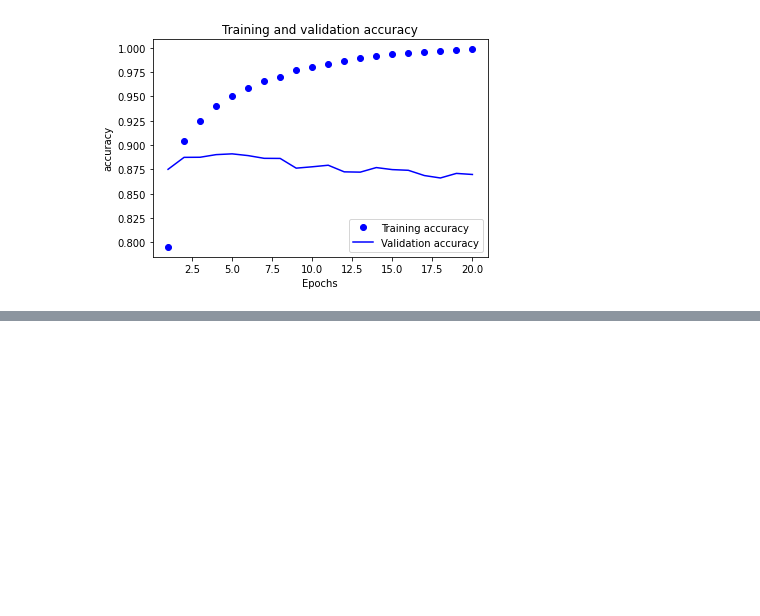
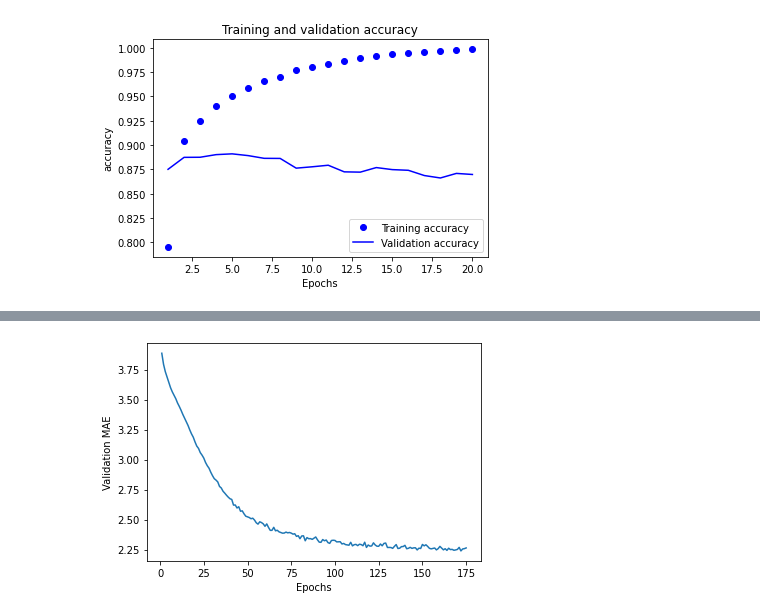
Before and after one commit to eballesteros/deep-learning-with-python-notebooks, a Jupyter notebook: my_notebooks/chapter04_getting-started-with-neural-networks.ipynb, the cells around one changed output, grey strips where cells are left out. Saved outputs shown, nothing was run; the diff lists cells and outputs as text; code cells hidden in the pictures; blank space fills up the shorter version.

```diff
--- a/my_notebooks/chapter04_getting-started-with-neural-networks.ipynb
+++ b/my_notebooks/chapter04_getting-started-with-neural-networks.ipynb
@@ -234,0 +505,10 @@ Epoch 20/20
+# %%
+# zoom in
+zoom_average_mae_history = average_mae_history[25:]
+
+plt.plot(range(1, len(zoom_average_mae_history) + 1), zoom_average_mae_history)
+plt.xlabel("Epochs")
+plt.ylabel("Validation MAE")
+plt.show()
+# %% [output]
+[figure, added]
```
Also changed, not shown: parts of 26 cells of this notebook.
